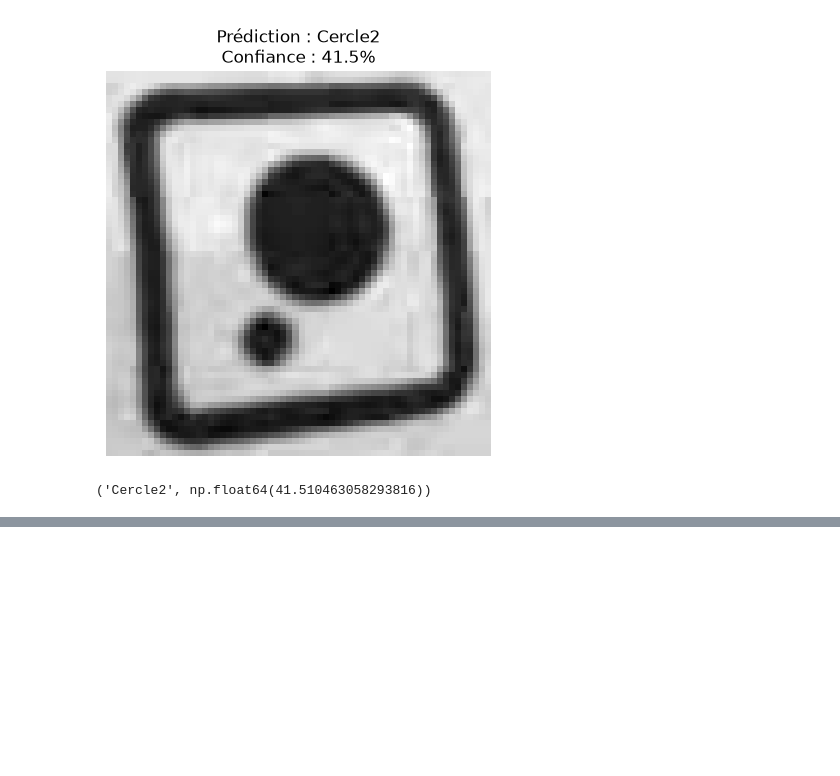
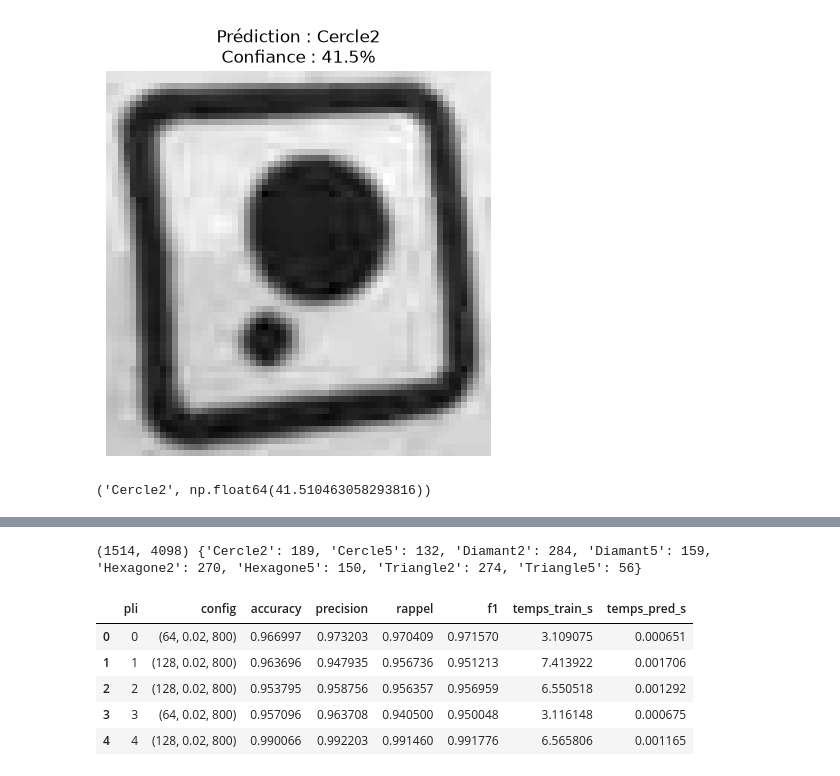
Before and after one commit to titouan-cstr/LOG635-Labo2, a Jupyter notebook: train_model.ipynb, the cells around one changed output, grey strips where cells are left out. Saved outputs shown, nothing was run; the diff lists cells and outputs as text; code cells hidden in the pictures; blank space fills up the shorter version.

Commit message:
Evaluation modele

```diff
--- a/train_model.ipynb
+++ b/train_model.ipynb
@@ -917,0 +924,19 @@ predire_image_brute(chemin_photo, nn_evaluated, X_features_mean, X_features_std)
+# %%
+import time
+import pandas as pd
+from sklearn.model_selection import StratifiedKFold, train_test_split
+from sklearn.metrics import accuracy_score, precision_recall_fscore_support, classification_report, confusion_matrix
+
+NOMS = ["Cercle2", "Cercle5", "Diamant2", "Diamant5", "Hexagone2", "Hexagone5", "Triangle2", "Triangle5"]
+
+_, indices_uniques = np.unique(X, axis=0, return_index=True)
+indices_uniques = np.sort(indices_uniques)
+
+X_eval = X[indices_uniques]
+y_sans_doublons = y[indices_uniques]
+_, y_eval = np.unique(y_sans_doublons, return_inverse=True)
+
+images_par_classe = np.bincount(y_eval).tolist()
+print(X_eval.shape, dict(zip(NOMS, images_par_classe)))
+# %% [output]
+(1514, 4098) {'Cercle2': 189, 'Cercle5': 132, 'Diamant2': 284, 'Diamant5': 159, 'Hexagone2': 270, 'Hexagone5': 150, 'Triangle2': 274, 'Triangle5': 56}
@@ -917,0 +1026,53 @@ predire_image_brute(chemin_photo, nn_evaluated, X_features_mean, X_features_std)
+# %%
+K = 5
+skf = StratifiedKFold(n_splits=K, shuffle=True, random_state=42)
+plis = list(skf.split(X_eval, y_eval))
+
+resultats = []
+predictions_tous_plis = np.zeros_like(y_eval)
+
+for numero, (idx_train, idx_test) in enumerate(plis):
+    X_train_brut = X_eval[idx_train]
+    y_train = y_eval[idx_train]
+    X_test_brut = X_eval[idx_test]
+    y_test = y_eval[idx_test]
+
+    config = choisir_hyperparametres(X_train_brut, y_train, seed=42 + numero)
+    hidden_size, learning_rate, epochs = config
+    X_train, X_test = preparer(X_train_brut, X_test_brut)
+
+    debut = time.perf_counter()
+    modele = entrainer_rn(X_train, y_train, hidden_size, learning_rate, epochs)
+    temps_train = time.perf_counter() - debut
+
+    debut = time.perf_counter()
+    y_pred = predire(modele, X_test)
+    temps_pred = time.perf_counter() - debut
+
+    predictions_tous_plis[idx_test] = y_pred
+
+    accuracy = accuracy_score(y_test, y_pred)
+    precision, rappel, f1, support = precision_recall_fscore_support(
+        y_test, y_pred, average='macro', zero_division=0
+    )
+
+    resultats.append({
+        "pli": numero,
+        "config": config,
+        "accuracy": accuracy,
+        "precision": precision,
+        "rappel": rappel,
+        "f1": f1,
+        "temps_train_s": temps_train,
+        "temps_pred_s": temps_pred,
+    })
+
+df_resultats = pd.DataFrame(resultats)
+df_resultats
+# %% [output]
+|  | pli | config | accuracy | precision | rappel | f1 | temps_train_s | temps_pred_s |
+| 0 | 0 | (64, 0.02, 800) | 0.966997 | 0.973203 | 0.970409 | 0.971570 | 3.109075 | 0.000651 |
+| 1 | 1 | (128, 0.02, 800) | 0.963696 | 0.947935 | 0.956736 | 0.951213 | 7.413922 | 0.001706 |
+| 2 | 2 | (128, 0.02, 800) | 0.953795 | 0.958756 | 0.956357 | 0.956959 | 6.550518 | 0.001292 |
+| 3 | 3 | (64, 0.02, 800) | 0.957096 | 0.963708 | 0.940500 | 0.950048 | 3.116148 | 0.000675 |
+| 4 | 4 | (128, 0.02, 800) | 0.990066 | 0.992203 | 0.991460 | 0.991776 | 6.565806 | 0.001165 |
```
Also changed, not shown: parts of 9 cells of this notebook, 2 other files.
